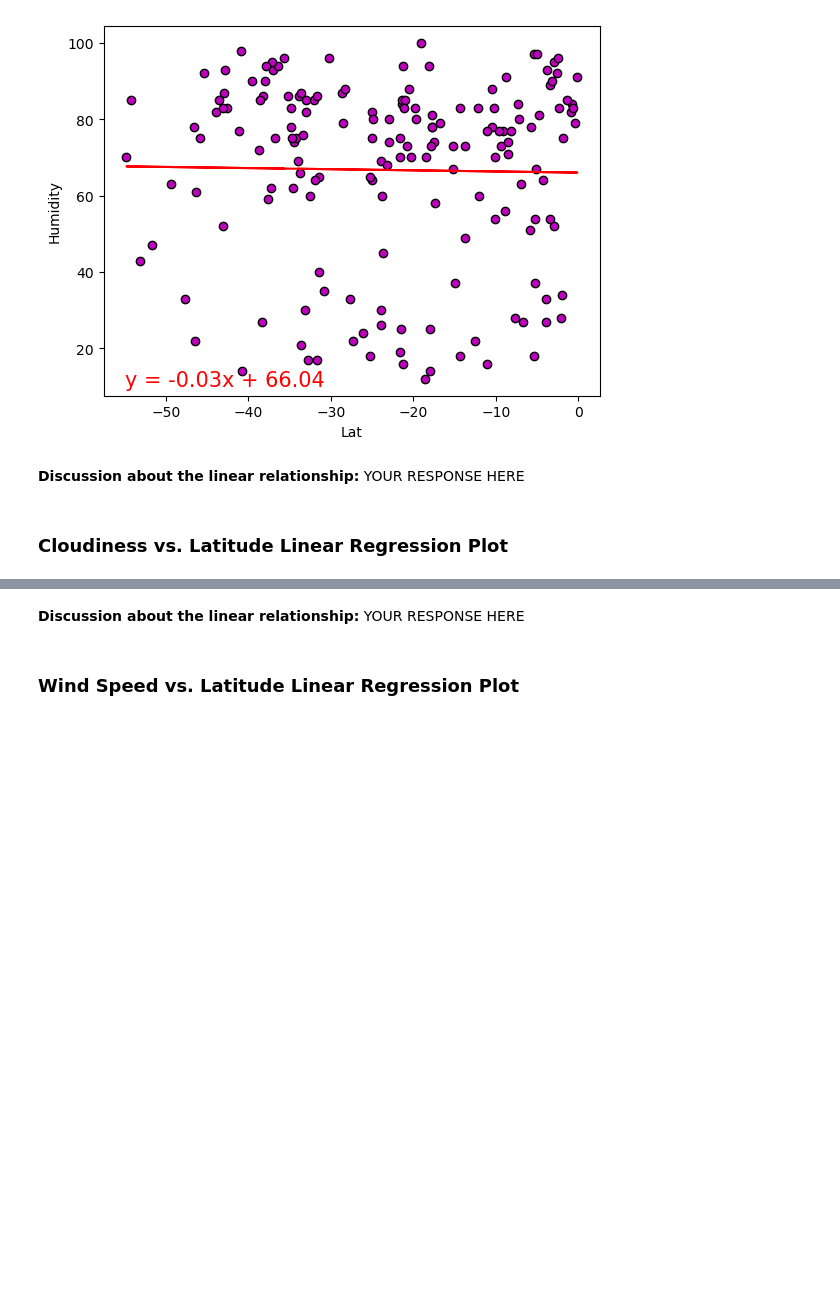
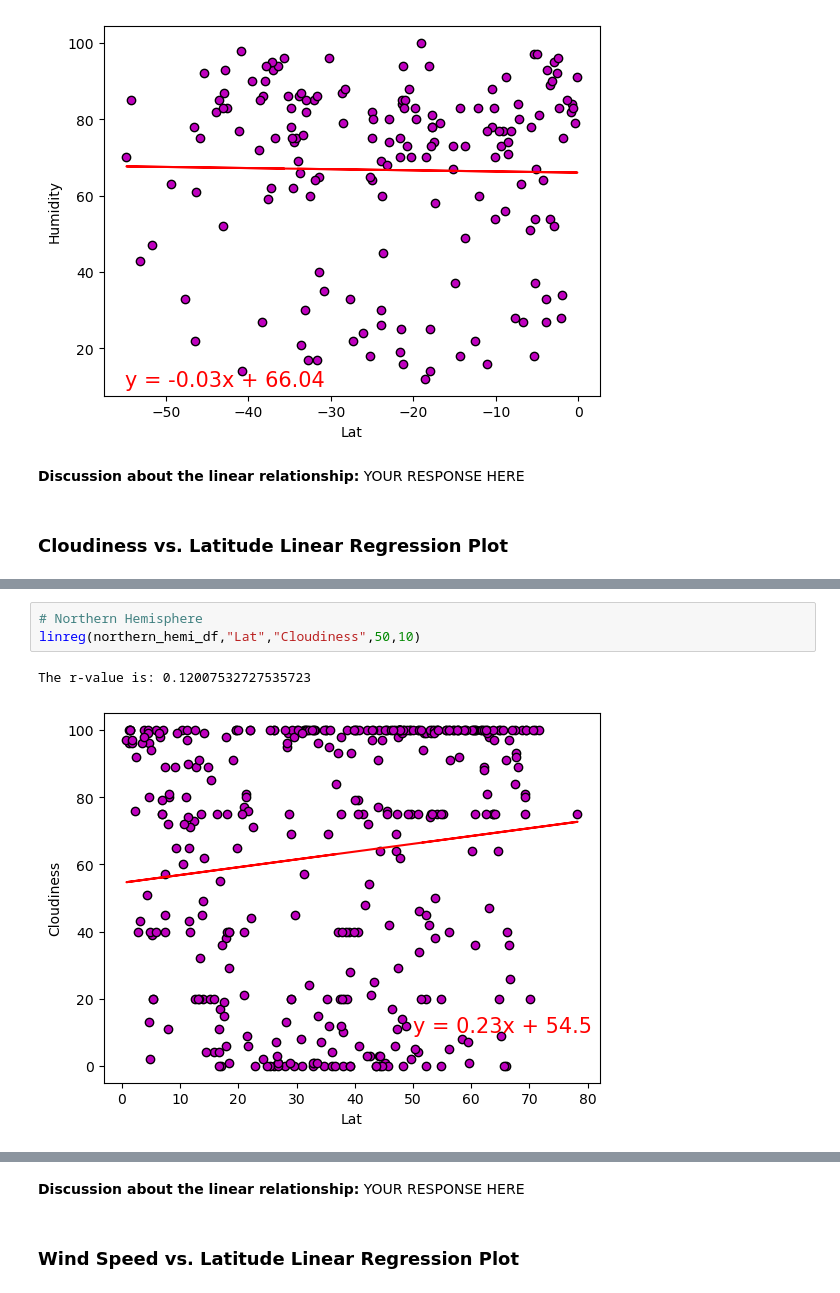
Before and after one commit to lvit001/python-api-challenge, a Jupyter notebook: WeatherPy/WeatherPy.ipynb, the cells around one changed output, grey strips where cells are left out. Drawn from its saved outputs; the diff is of its cells as text; blank space fills up the shorter version.

```diff
--- a/WeatherPy/WeatherPy.ipynb
+++ b/WeatherPy/WeatherPy.ipynb
@@ -358,0 +347,6 @@ The r-value is: 0.02056735429994368
+# %%
+# Northern Hemisphere
+linreg(northern_hemi_df,"Lat","Cloudiness",50,10)
+# %% [output]
+The r-value is: 0.12007532727535723
+[figure, added]
```
Also changed, not shown: parts of 7 cells of this notebook.
